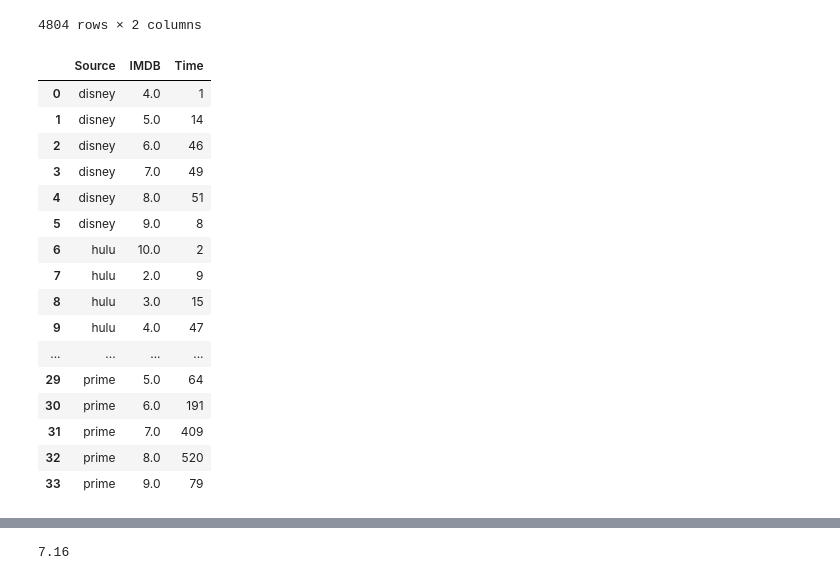
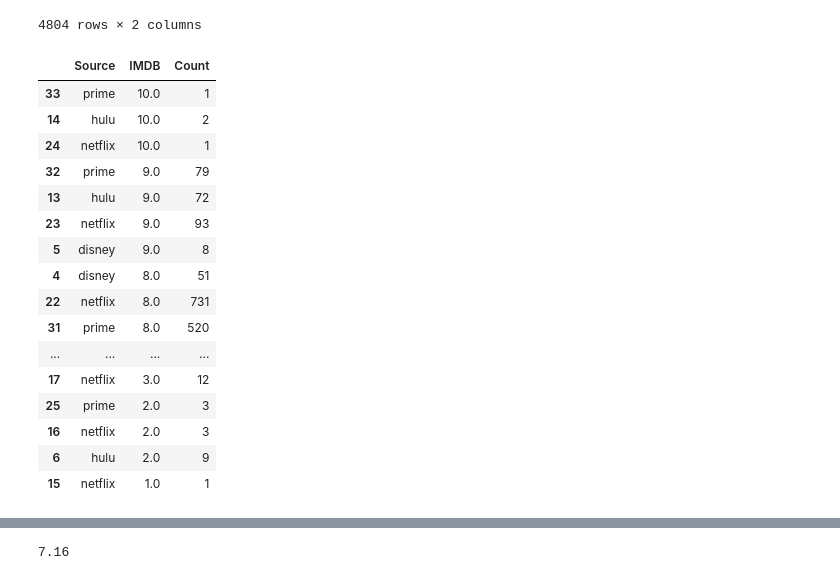
Before and after one commit to jtslater2/old_fashioned, a Jupyter notebook: Scripts/Brian_IMDB.ipynb, the cells around one changed output, grey strips where cells are left out. Cells and saved outputs as stored; diff of their text form; code cells hidden in the pictures.

```diff
--- a/Scripts/Brian_IMDB.ipynb
+++ b/Scripts/Brian_IMDB.ipynb
@@ -139,7 +139,7 @@ print(df_disney)
 # %%
 imdb_df = pd.concat([df_netflix, df_hulu, df_prime_video,  df_disney], ignore_index=True, sort=False)
 imdb_df.dtypes
-imdb_df["IMDB"] =imdb_df["IMDB"].astype(str)
+#imdb_df["IMDB"] =imdb_df["IMDB"].astype(str)
 imdb_df
 # %% [output]
 |  | IMDB | Source |
@@ -158,37 +158,44 @@ imdb_df
 # %%
 #imdb_df_group = imdb_df.groupby(["Source", "IMDB"]).count()
 #imdb_df_group
 
 #imdb_df_group = df.groupby("Source")["IMDB"].transform('count')
 #imdb_df_group
 
 #imdb_df_group = imdb_df.groupby(["Source" , "IMDB"]).count()
 
 #imdb_df_group = imdb_df.groupby("Source")["IMDB"].agg('nunique').reset_index(drop=False)
-imdb_df_group =  imdb_df.groupby(["Source", "IMDB"]).size().reset_index(name="Time")
 
-
+imdb_df_group =  imdb_df.groupby(["Source", "IMDB"]).size().reset_index(name="Count")
+#imdb_df_group =  imdb_df.groupby(["Source","IMDB" ]).size().reset_index("Source")
+#imdb_df_group.reset_index("Source")
 
 #works sort of
 #imdb_df['count'] = imdb_df.groupby(["Source" , "IMDB"]).transform('count')
 #imdb_df
 
-imdb_df_group
+#imdb_df_group
+imdb_df_group_1 = imdb_df_group.sort_values('IMDB', ascending=False)
+#imdb_df_group_2 = imdb_df_group_1.set_index("Source")
+imdb_df_group_1
+#df.set_index(['date', 'category']
+
+#df3= imdb_df_group_1.set_index("Source", "IMDB")
 # %% [output]
-|  | Source | IMDB | Time |
-| 0 | disney | 4.0 | 1 |
-| 1 | disney | 5.0 | 14 |
-| 2 | disney | 6.0 | 46 |
-| 3 | disney | 7.0 | 49 |
+|  | Source | IMDB | Count |
+| 33 | prime | 10.0 | 1 |
+| 14 | hulu | 10.0 | 2 |
+| 24 | netflix | 10.0 | 1 |
+| 32 | prime | 9.0 | 79 |
+| 13 | hulu | 9.0 | 72 |
+| 23 | netflix | 9.0 | 93 |
+| 5 | disney | 9.0 | 8 |
 | 4 | disney | 8.0 | 51 |
-| 5 | disney | 9.0 | 8 |
-| 6 | hulu | 10.0 | 2 |
-| 7 | hulu | 2.0 | 9 |
-| 8 | hulu | 3.0 | 15 |
-| 9 | hulu | 4.0 | 47 |
+| 22 | netflix | 8.0 | 731 |
+| 31 | prime | 8.0 | 520 |
 | ... | ... | ... | ... |
-| 29 | prime | 5.0 | 64 |
-| 30 | prime | 6.0 | 191 |
-| 31 | prime | 7.0 | 409 |
-| 32 | prime | 8.0 | 520 |
-| 33 | prime | 9.0 | 79 |
+| 17 | netflix | 3.0 | 12 |
+| 25 | prime | 2.0 | 3 |
+| 16 | netflix | 2.0 | 3 |
+| 6 | hulu | 2.0 | 9 |
+| 15 | netflix | 1.0 | 1 |
```
Also changed, not shown: parts of 9 cells of this notebook.
